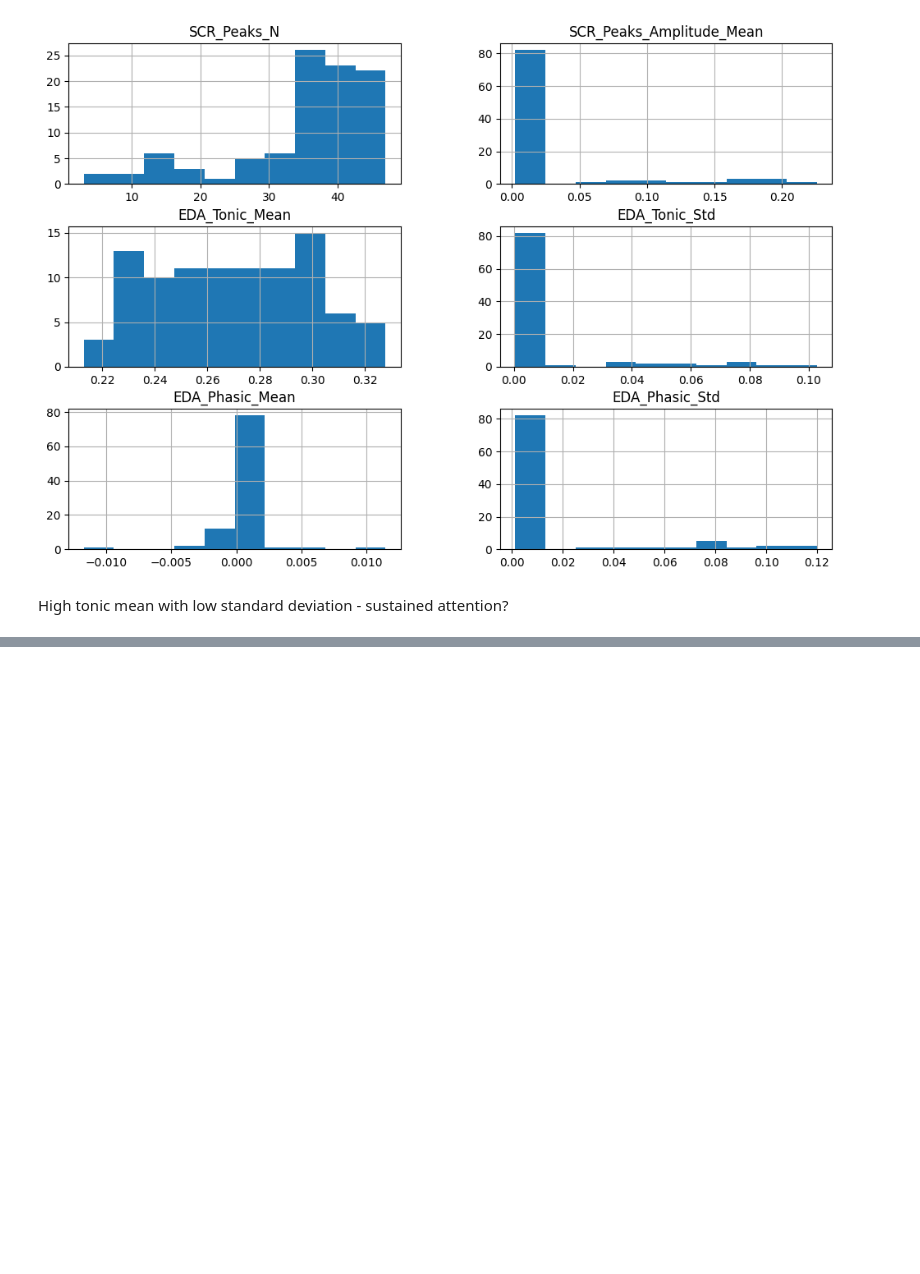
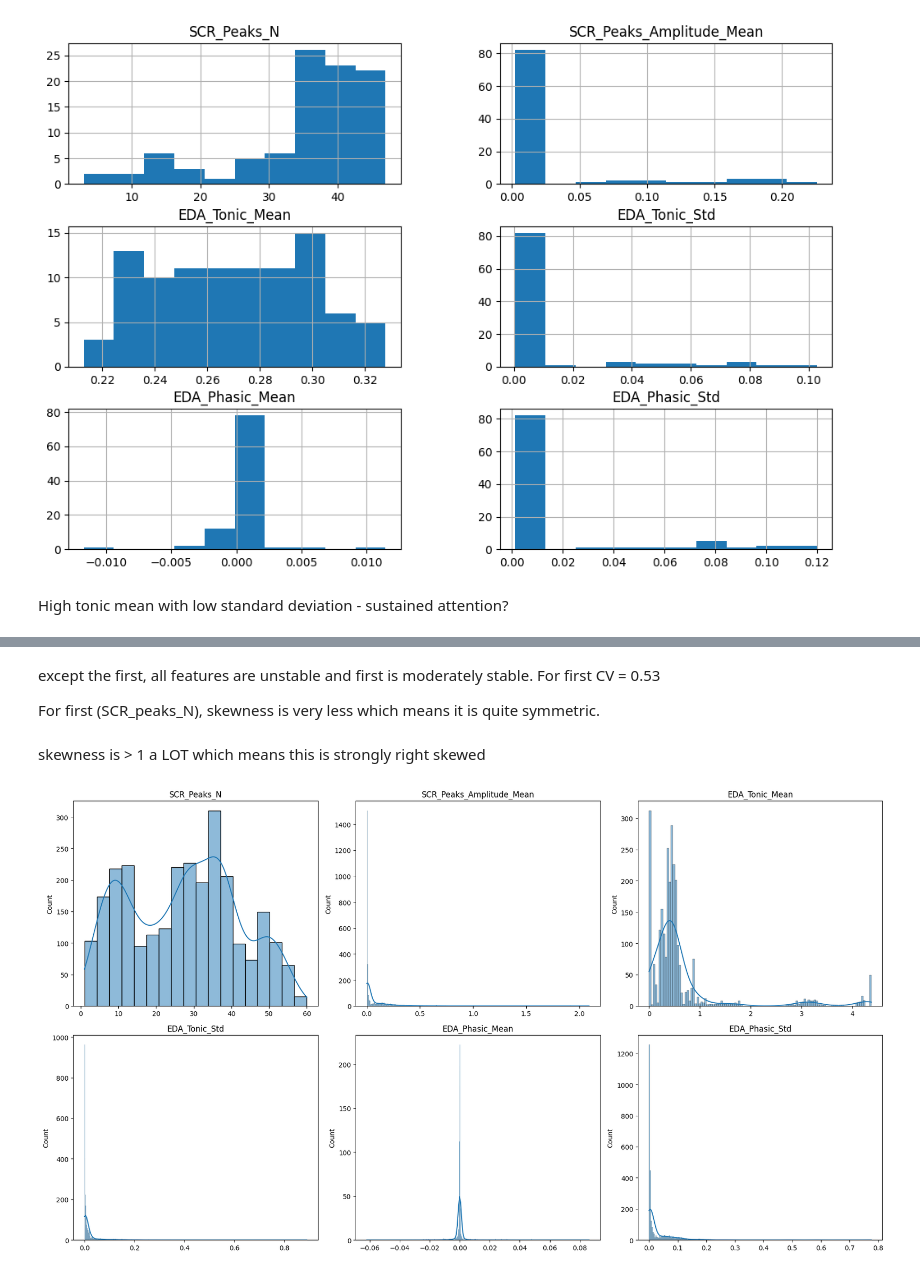
Before and after one commit to utsimul/Cognitive_workload_estimation, a Jupyter notebook: EDA/EDA_30_EDA.ipynb, the cells around one changed output, grey strips where cells are left out. Drawn from its saved outputs; the diff is of its cells as text; code cells hidden in the pictures; blank space fills up the shorter version.

```diff
--- a/EDA/EDA_30_EDA.ipynb
+++ b/EDA/EDA_30_EDA.ipynb
@@ -262,0 +315,21 @@ ValueError: No objects to concatenate
+# %%
+import numpy as np
+import pandas as pd
+import matplotlib.pyplot as plt
+import seaborn as sns
+
+EDA_features = [
+    "SCR_Peaks_N",
+    "SCR_Peaks_Amplitude_Mean",
+    "EDA_Tonic_Mean",
+    "EDA_Tonic_Std",
+    "EDA_Phasic_Mean",
+    "EDA_Phasic_Std"
+]
+
+distribution_stats = EDA_all[EDA_features].describe().T
+
+distribution_stats["skewness"] = EDA_all[EDA_features].skew()
+distribution_stats["kurtosis"] = EDA_all[EDA_features].kurtosis()
+
+distribution_stats
@@ -262,0 +344,31 @@ ValueError: No objects to concatenate
+# %% [markdown]
+except the first, all features are unstable and first is moderately stable. For first CV = 0.53
+
+For first (SCR_peaks_N), skewness is very less which means it is quite symmetric.
+# %% [markdown]
+skewness is > 1 a LOT which means this is strongly right skewed
+# %%
+fig, axes = plt.subplots(
+    2, 3,
+    figsize=(18, 10)
+)
+
+axes = axes.flatten()
+
+for ax, feature in zip(axes, EDA_features):
+
+    sns.histplot(
+        data=EDA_all,
+        x=feature,
+        kde=True,
+        ax=ax
+    )
+
+    ax.set_title(feature)
+    ax.set_xlabel("")
+    ax.set_ylabel("Count")
+
+plt.tight_layout()
+plt.show()
+# %% [output]
+[figure, added]
```
Also changed, not shown: parts of 50 cells of this notebook, 1 other file.
